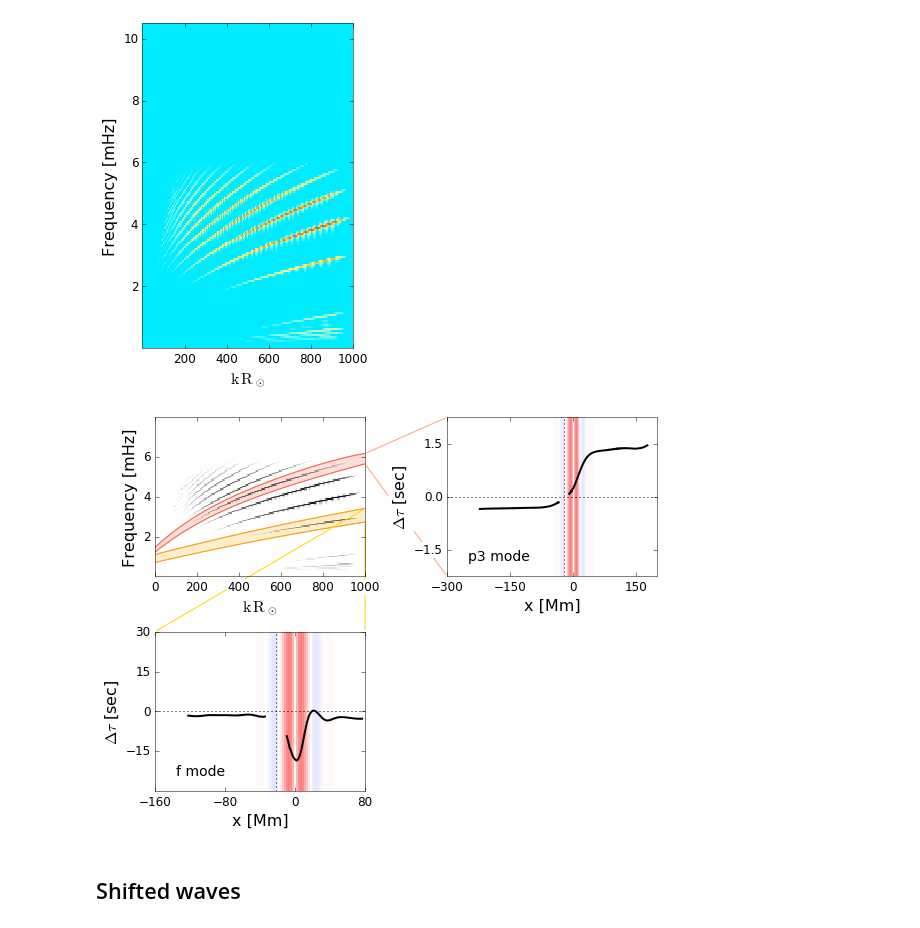
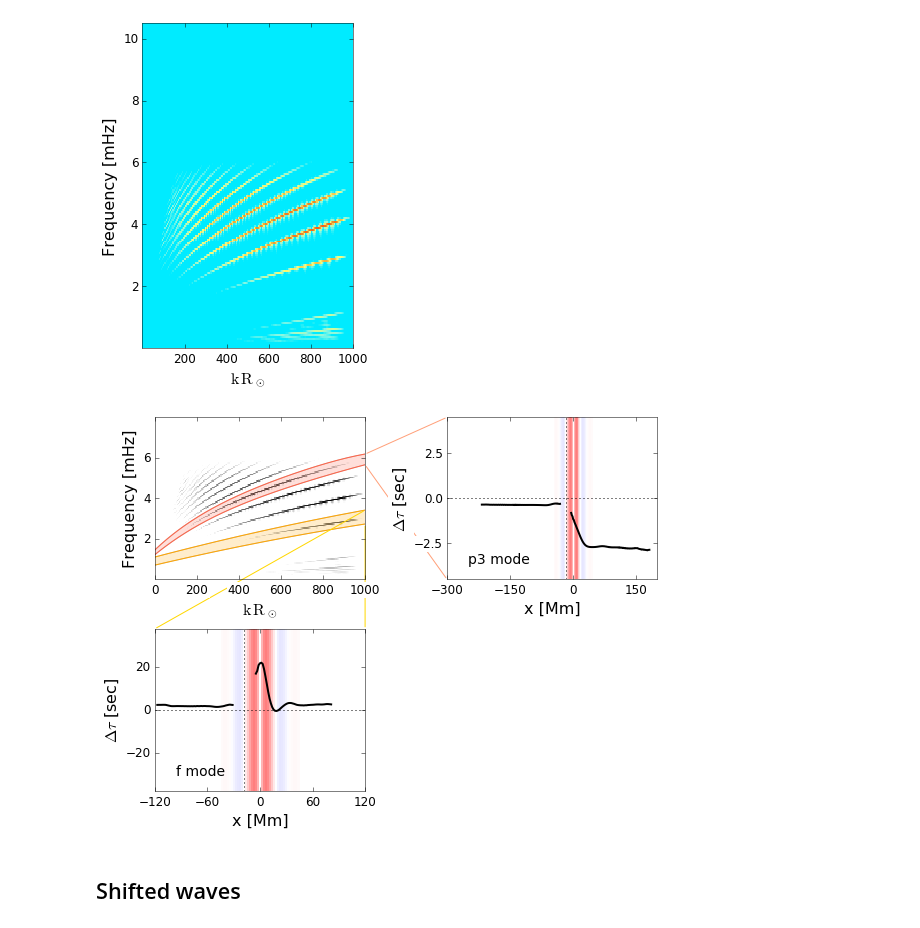
Before and after one commit to jishnub/sparc_flows, a Jupyter notebook: presentation_plots.ipynb, the cells around one changed output. Cells and saved outputs as stored; diff of their text form; code cells hidden in the pictures.

Commit message:
new plots

```diff
--- a/presentation_plots.ipynb
+++ b/presentation_plots.ipynb
@@ -121,12 +120,12 @@ for modeno,mode in enumerate(ridge_filters[:8]):
         skip_pix = 1
         ls = next(linestyles)
         color = next(c)
-        p=ax.plot(xcoords_left[::skip_pix],td[left_pix[::skip_pix],1],
+        p=ax.plot(xcoords_left[::skip_pix],-td[left_pix[::skip_pix],1],
                 color=color,label=labels[color_index],
                 linestyle='solid',linewidth=2,zorder=2)[0]
 
         #~ Points to the right
-        ax.plot(xcoords_right[::skip_pix],td[right_pix[::skip_pix],1],
+        ax.plot(xcoords_right[::skip_pix],-td[right_pix[::skip_pix],1],
         color=p.get_color(),linestyle='solid',linewidth=2,zorder=2)
 
     ax.text(0.7,0.85,spaced(modes[mode]),fontdict={"size":16},transform=ax.transAxes)
@@ -696,9 +695,9 @@ plt.savefig(os.path.join("plots","spectrum.eps"))
 # %% [output]
 [figure]
 # %%
-src=1
+src=2
 masterpixels=np.loadtxt(os.path.join(datadir,'master.pixels'),ndmin=1)
-srcloc=masterpixels[int(src)-1]
+srcloc=masterpixels[int(src)-1];src_x=srcloc
 srcloc_ind=np.argmin(abs(x-srcloc))
 
 data = fitsread(os.path.join(datadir,"data",str(src).zfill(2)+".fits"))
@@ -755,8 +754,8 @@ xcoords_left=np.take(x,td[left_pix,0].astype(int))
 right_pix=np.where(td[:,0]>srcloc_ind)[0]
 xcoords_right=np.take(x,td[right_pix,0].astype(int))
 
-p=ax2.plot(xcoords_left,td[left_pix,1],linewidth=2,zorder=2,color="black")[0]
-ax2.plot(xcoords_right,td[right_pix,1],linewidth=2,zorder=2,color="black")
+p=ax2.plot(xcoords_left,-td[left_pix,1],linewidth=2,zorder=2,color="black")[0]
+ax2.plot(xcoords_right,-td[right_pix,1],linewidth=2,zorder=2,color="black")
 ax2.axhline(0,ls="dotted",color="black")
 plt.ylim(-abs(np.array(plt.ylim())).max(),abs(np.array(plt.ylim())).max())
 plt.text(0.1,0.1,"p3 mode",transform=ax2.transAxes,fontdict={"size":14})
@@ -770,8 +769,8 @@ xcoords_left=np.take(x,td[left_pix,0].astype(int))
 right_pix=np.where(td[:,0]>srcloc_ind)[0]
 xcoords_right=np.take(x,td[right_pix,0].astype(int))
 
-p=ax3.plot(xcoords_left,td[left_pix,1],linewidth=2,zorder=2,color="black")[0]
-ax3.plot(xcoords_right,td[right_pix,1],linewidth=2,zorder=2,color="black")
+p=ax3.plot(xcoords_left,-td[left_pix,1],linewidth=2,zorder=2,color="black")[0]
+ax3.plot(xcoords_right,-td[right_pix,1],linewidth=2,zorder=2,color="black")
 ax3.axhline(0,ls="dotted",color="black")
 plt.ylim(-abs(np.array(plt.ylim())).max(),abs(np.array(plt.ylim())).max())
 plt.text(0.1,0.1,"f mode",transform=ax3.transAxes,fontdict={"size":14})
@@ -801,34 +800,34 @@ for ax in [ax2,ax3]:
         span_color = my_cmap(norm(vx_r_fn((span_left+span_right)/2)))
         ax.axvspan(span_left,span_right,color=span_color,zorder=0)
     ymin,ymax = ax.get_ylim()
     ax.set_ylim(-max(abs(ymin),abs(ymax))*1.5,max(abs(ymin),abs(ymax))*1.5)
 
 ax1.annotate("",(1000,p_low_p3[abs(k_edges*Rsun-1000).argmin()]),
              xytext=(0,0),textcoords=ax2.transAxes,
              arrowprops={'arrowstyle':'-','color':'lightsalmon'},zorder=3)
 
 ax1.annotate("",(1000,p_high_p3[abs(k_edges*Rsun-1000).argmin()]),
              xytext=(0,1),textcoords=ax2.transAxes,
              arrowprops={'arrowstyle':'-','color':'lightsalmon'},zorder=3)
 
 
 ax1.annotate("",(1000,p_high_f[abs(k_edges*Rsun-1000).argmin()]),
              xytext=(0,1),textcoords=ax3.transAxes,
              arrowprops={'arrowstyle':'-','color':'gold'},zorder=2)
 
 ax1.annotate("",(1000,p_low_f[abs(k_edges*Rsun-1000).argmin()]),
              xytext=(1,1),textcoords=ax3.transAxes,
              arrowprops={'arrowstyle':'-','color':'gold'},zorder=2)
 
 
 
 plt.gcf().set_size_inches(8,6)
 plt.tight_layout()
 
 if not os.path.exists("plots"): os.makedirs("plots")
 plt.savefig(os.path.join("plots","spectrum_tt.eps"))
 # %% [output]
-[figure, old version]
+[figure, new version]
 # %% [markdown]
 ## Shifted waves
 # %%
```
Also changed, not shown: parts of 4 cells of this notebook.
